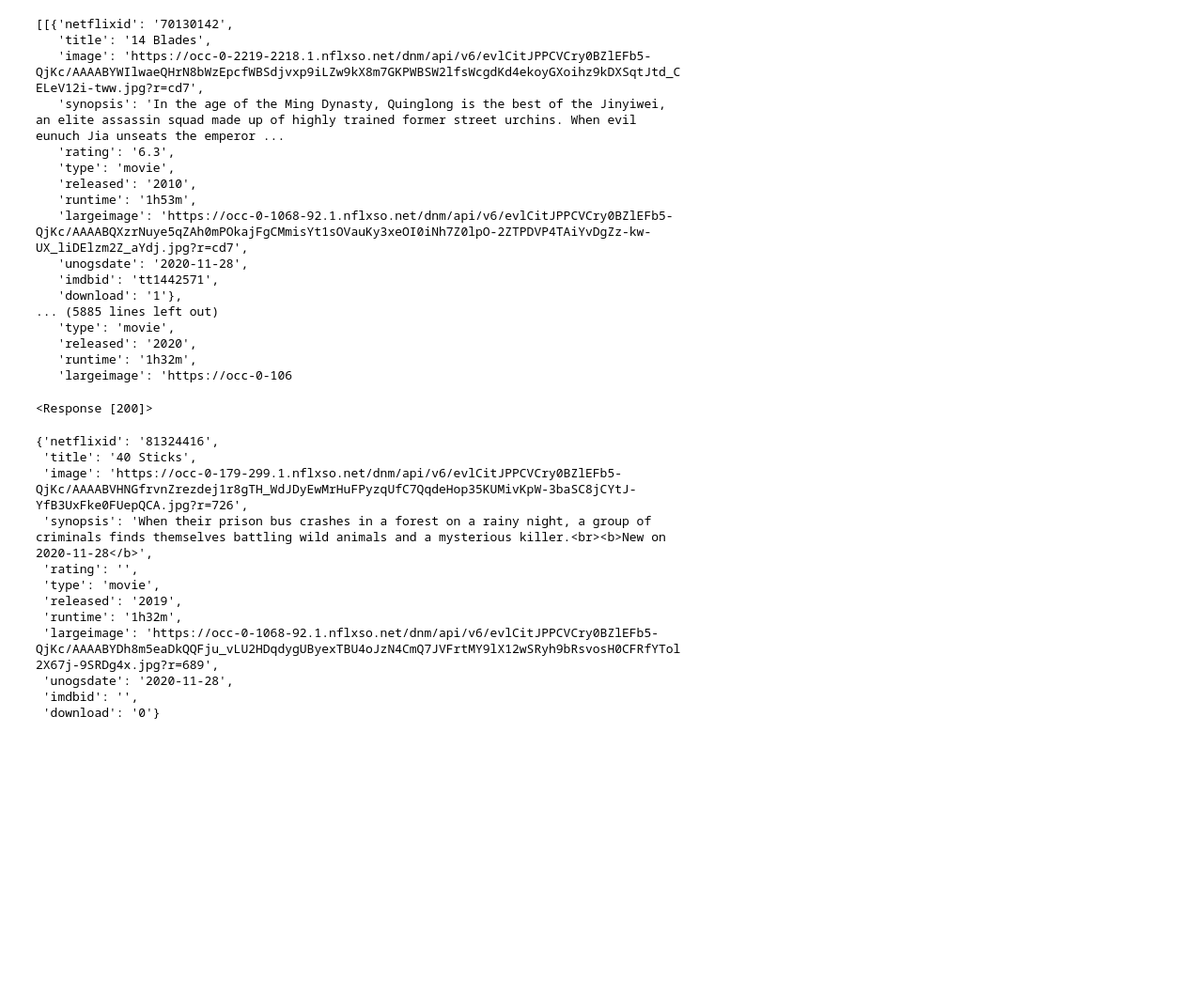
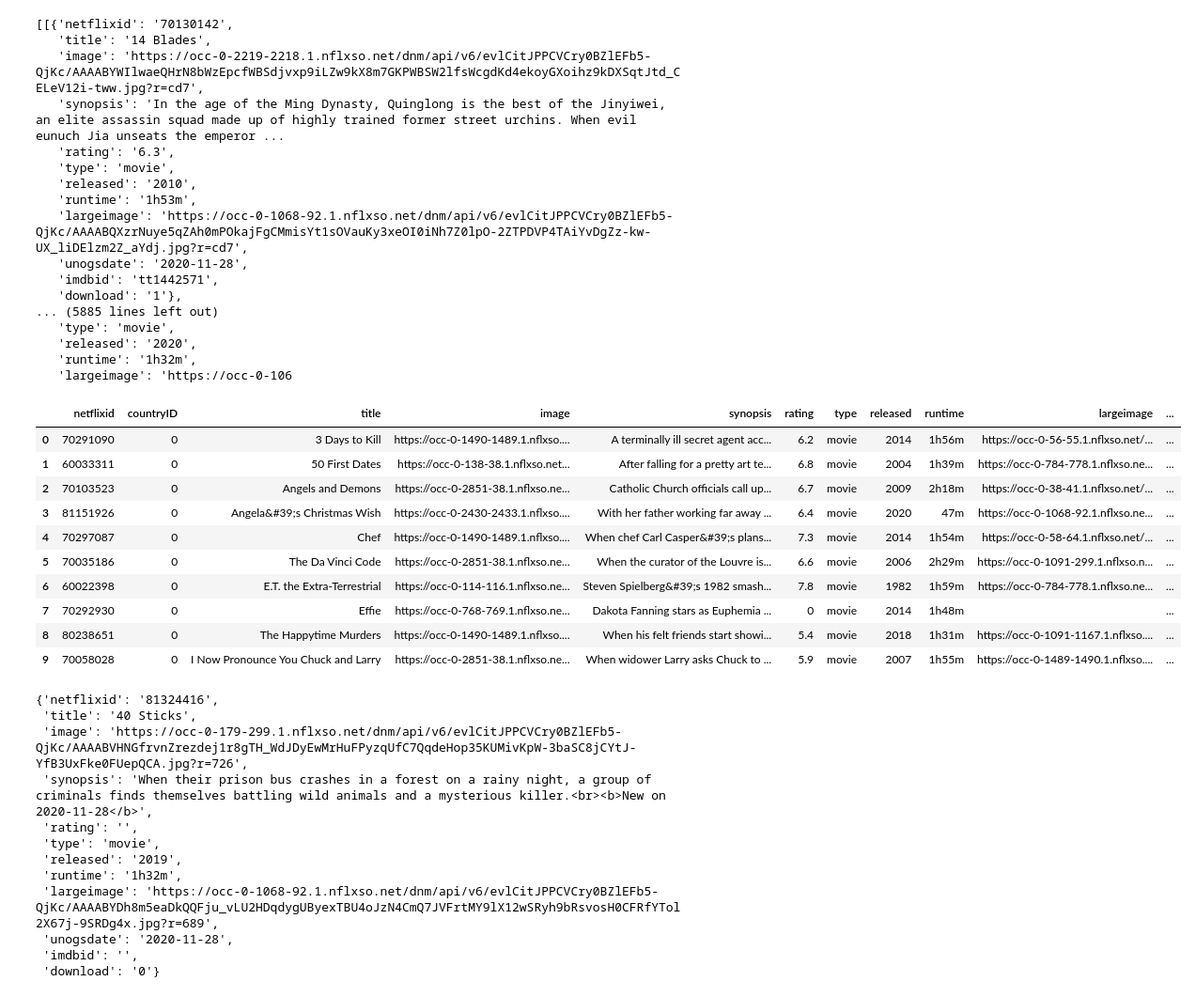
Before and after one commit to berlyflores-98/Project-2, a Jupyter notebook: API_Call.ipynb, the cells around one changed output. Shown at 94% size. Cells and saved outputs as stored; diff of their text form; code cells hidden in the pictures; blank space fills up the shorter version.

```diff
--- a/API_Call.ipynb
+++ b/API_Call.ipynb
@@ -74,6 +76,6 @@ countries_df
 latest_release_responses = []
 
 for i in country_list:
-    querystring = {"q":f"get:new7:{i}","p":"1","t":"ns","st":"adv"}
+    querystring = {"q":f"get:new1:{i}","p":"1","t":"ns","st":"adv"}
     latest_release_response = requests.request("GET", url, headers=headers, params=querystring)
     latest_release_responses.append(latest_release_response.json()['ITEMS'])
@@ -97,7 +119,3 @@ latest_release_responses
    'released': '2020',
    'runtime': '1h32m',
    'largeimage': 'https://occ-0-106
-# %%
-latest_release_responses[1]
-# %% [output]
-<Response [200]>
@@ -104 +159,31 @@ latest_release_responses[1]
+# %%
+# Turn Lists into a Dataframe
+latest_release_df = pd.DataFrame({"netflixid": netflixid_list,
+                                 "countryID": countryID_list,
+                                  "title": title_list,
+                                  "image": image_list,
+                                  "synopsis": synopsis_list,
+                                  "rating": rating_list,
+                                  "type": type_list,
+                                  "released": released_list,
+                                  "runtime": runtime_list,
+                                  "largeimage": largeimage_list,
+                                  "unogsdate": unogsdate_list,
+                                  "imdbid": imdbid_list,
+                                  "download": download_list
+                                 })
+# %%
+latest_release_df.head(10)
+# %% [output]
+|  | netflixid | countryID | title | image | synopsis | rating | type | released | runtime | largeimage | ... |
+| 0 | 70291090 | 0 | 3 Days to Kill | https://occ-0-1490-1489.1.nflxso.... | A terminally ill secret agent acc... | 6.2 | movie | 2014 | 1h56m | https://occ-0-56-55.1.nflxso.net/... | ... |
+| 1 | 60033311 | 0 | 50 First Dates | https://occ-0-138-38.1.nflxso.net... | After falling for a pretty art te... | 6.8 | movie | 2004 | 1h39m | https://occ-0-784-778.1.nflxso.ne... | ... |
+| 2 | 70103523 | 0 | Angels and Demons | https://occ-0-2851-38.1.nflxso.ne... | Catholic Church officials call up... | 6.7 | movie | 2009 | 2h18m | https://occ-0-38-41.1.nflxso.net/... | ... |
+| 3 | 81151926 | 0 | Angela&#39;s Christmas Wish | https://occ-0-2430-2433.1.nflxso.... | With her father working far away ... | 6.4 | movie | 2020 | 47m | https://occ-0-1068-92.1.nflxso.ne... | ... |
+| 4 | 70297087 | 0 | Chef | https://occ-0-1490-1489.1.nflxso.... | When chef Carl Casper&#39;s plans... | 7.3 | movie | 2014 | 1h54m | https://occ-0-58-64.1.nflxso.net/... | ... |
+| 5 | 70035186 | 0 | The Da Vinci Code | https://occ-0-2851-38.1.nflxso.ne... | When the curator of the Louvre is... | 6.6 | movie | 2006 | 2h29m | https://occ-0-1091-299.1.nflxso.n... | ... |
+| 6 | 60022398 | 0 | E.T. the Extra-Terrestrial | https://occ-0-114-116.1.nflxso.ne... | Steven Spielberg&#39;s 1982 smash... | 7.8 | movie | 1982 | 1h59m | https://occ-0-784-778.1.nflxso.ne... | ... |
+| 7 | 70292930 | 0 | Effie | https://occ-0-768-769.1.nflxso.ne... | Dakota Fanning stars as Euphemia ... | 0 | movie | 2014 | 1h48m |  | ... |
+| 8 | 80238651 | 0 | The Happytime Murders | https://occ-0-1490-1489.1.nflxso.... | When his felt friends start showi... | 5.4 | movie | 2018 | 1h31m | https://occ-0-1091-1167.1.nflxso.... | ... |
+| 9 | 70058028 | 0 | I Now Pronounce You Chuck and Larry | https://occ-0-2851-38.1.nflxso.ne... | When widower Larry asks Chuck to ... | 5.9 | movie | 2007 | 1h55m | https://occ-0-1489-1490.1.nflxso.... | ... |
 # %%
```
Also changed, not shown: parts of 7 cells of this notebook.
